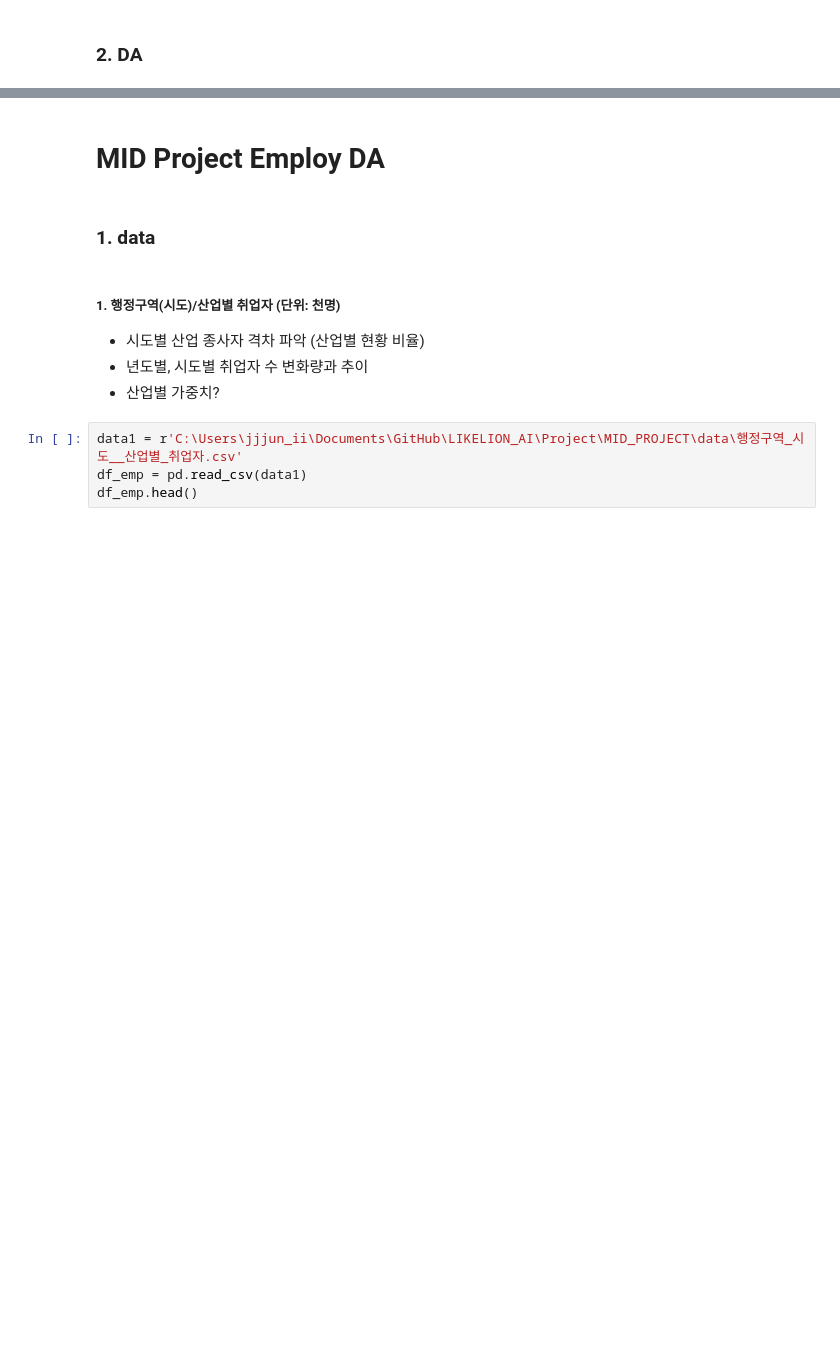
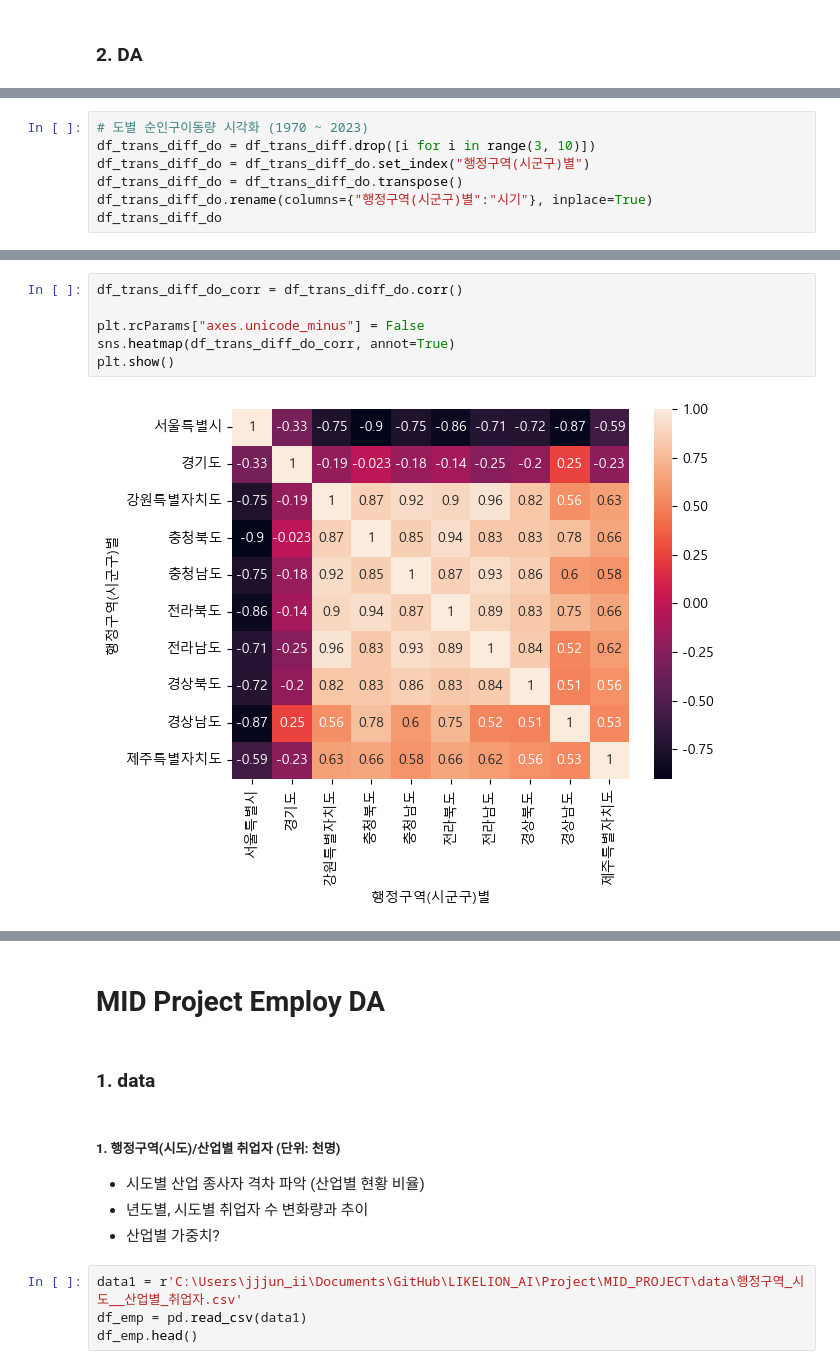
Before and after one commit to KimHyoJun99/LIKELION_AI, a Jupyter notebook: Project/MID_PROJECT/MP.ipynb, the cells around one changed output, grey strips where cells are left out. Saved outputs shown, nothing was run; the diff lists cells and outputs as text; blank space fills up the shorter version.

```diff
--- a/Project/MID_PROJECT/MP.ipynb
+++ b/Project/MID_PROJECT/MP.ipynb
@@ -130,0 +118,7 @@ df_trans_diff
+# %%
+# 도별 순인구이동량 시각화 (1970 ~ 2023)
+df_trans_diff_do = df_trans_diff.drop([i for i in range(3, 10)])
+df_trans_diff_do = df_trans_diff_do.set_index("행정구역(시군구)별")
+df_trans_diff_do = df_trans_diff_do.transpose()
+df_trans_diff_do.rename(columns={"행정구역(시군구)별":"시기"}, inplace=True)
+df_trans_diff_do
@@ -130,0 +143,8 @@ df_trans_diff
+# %%
+df_trans_diff_do_corr = df_trans_diff_do.corr()
+
+plt.rcParams["axes.unicode_minus"] = False
+sns.heatmap(df_trans_diff_do_corr, annot=True)
+plt.show()
+# %% [output]
+[figure, added]
```
Also changed, not shown: parts of 21 cells of this notebook.
